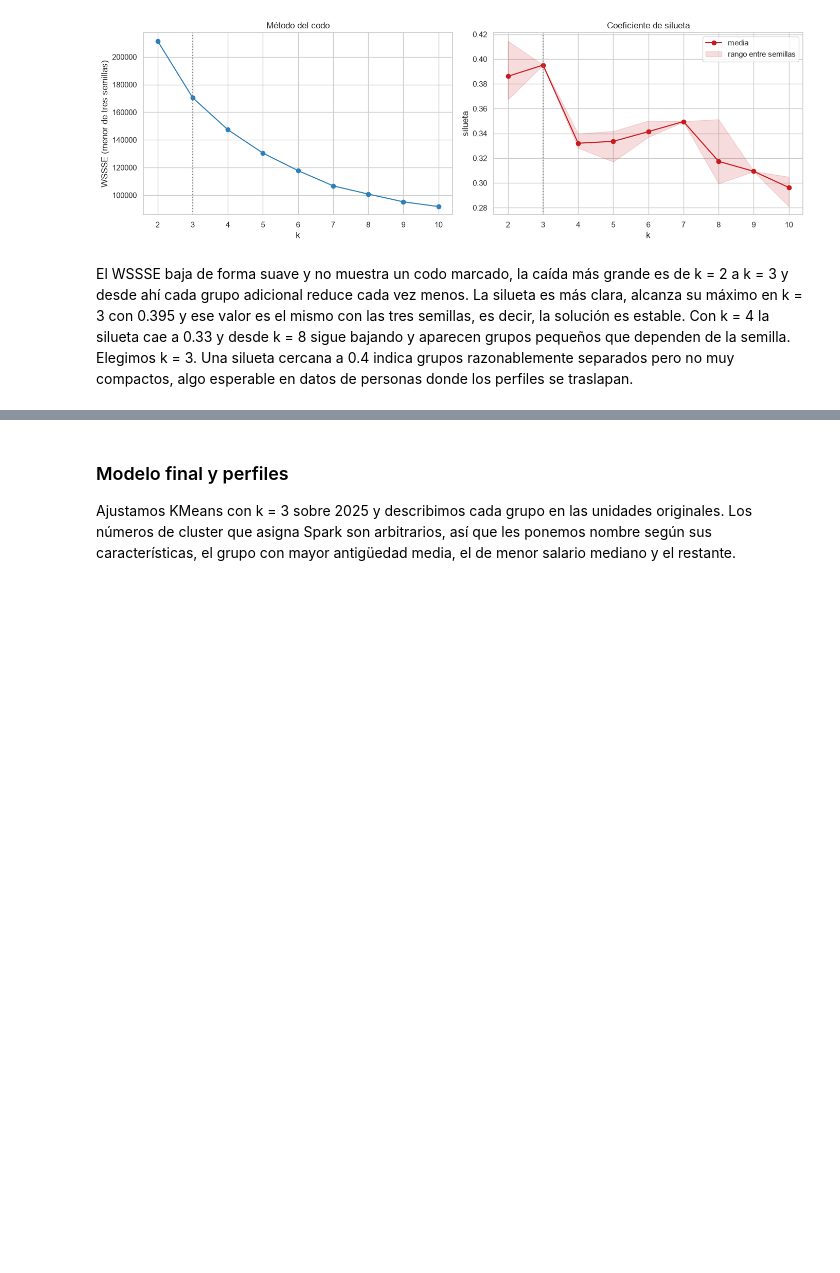
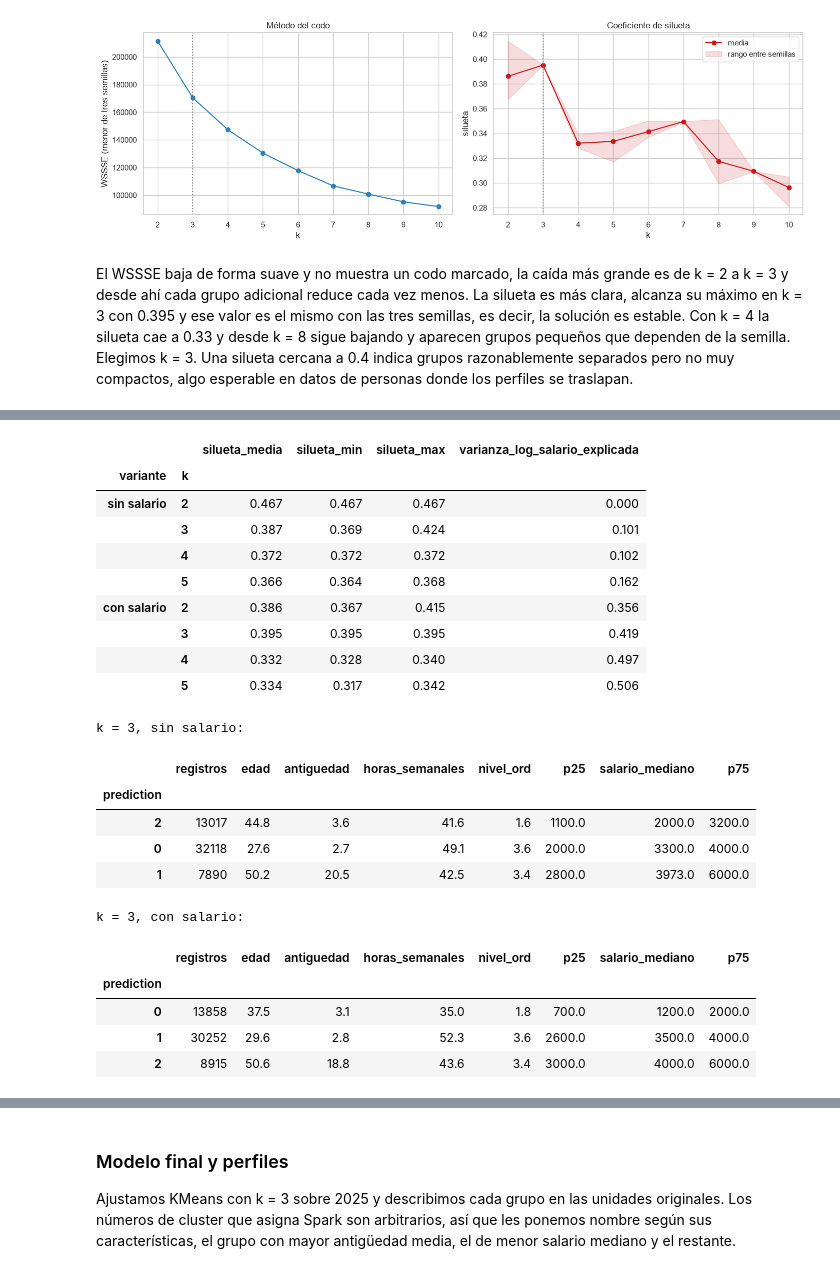
Before and after one commit to Fercho1118/Lab7_DS, a Jupyter notebook: notebooks/lab7.ipynb, the cells around one changed output, grey strips where cells are left out. Saved outputs shown, nothing was run; the diff lists cells and outputs as text; code cells hidden in the pictures; blank space fills up the shorter version.

```diff
--- a/notebooks/lab7.ipynb
+++ b/notebooks/lab7.ipynb
@@ -925,0 +950,66 @@ perfiles se traslapan.
+# %%
+VARIANTES_KM = {"sin salario": [c for c in VARS_KM if c != "log_salario"], "con salario": VARS_KM}
+var_log_sal = km_2025.select(F.variance("log_salario")).first()[0]
+
+
+def varianza_salario_explicada(pred):
+    # 1 - varianza promedio del log del salario dentro de los grupos / varianza total
+    dentro = (pred.groupBy("prediction")
+              .agg(F.count("*").alias("n"), F.variance("log_salario").alias("v"))
+              .select(F.sum(F.col("n") * F.col("v")) / F.sum("n")).first()[0])
+    return 1 - dentro / var_log_sal
+
+
+filas, perfiles_variante = [], {}
+for variante, cols in VARIANTES_KM.items():
+    X_var = Pipeline(stages=[
+        VectorAssembler(inputCols=cols, outputCol="vars_var"),
+        StandardScaler(inputCol="vars_var", outputCol="features", withMean=True, withStd=True),
+    ]).fit(km_2025).transform(km_2025).cache()
+    for k in range(2, 6):
+        siluetas = []
+        for s in SEMILLAS:
+            pred = KMeans(k=k, seed=s, maxIter=50).fit(X_var).transform(X_var)
+            siluetas.append(evaluador.evaluate(pred))
+            if s == SEMILLA:
+                explicada = varianza_salario_explicada(pred)
+                if k == 3:
+                    perfiles_variante[variante] = (pred.groupBy("prediction").agg(
+                        F.count("*").alias("registros"),
+                        F.percentile_approx("salario_mensual", [0.25, 0.5, 0.75], 100000).alias("p"),
+                        *[F.mean(c).alias(c) for c in ["edad", "antiguedad", "horas_semanales", "nivel_ord"]])
+                        .toPandas())
+        filas.append({"variante": variante, "k": k, "silueta_media": np.mean(siluetas),
+                      "silueta_min": min(siluetas), "silueta_max": max(siluetas),
+                      "varianza_log_salario_explicada": explicada})
+    X_var.unpersist()
+
+comparacion_salario = pd.DataFrame(filas).set_index(["variante", "k"])
+display(comparacion_salario.round(3))
+for variante, t in perfiles_variante.items():
+    t[["p25", "salario_mediano", "p75"]] = pd.DataFrame(t.pop("p").tolist(), index=t.index)
+    print(f"k = 3, {variante}:")
+    display(t.sort_values("salario_mediano").set_index("prediction").round(1))
+# %% [output]
+|  |  | silueta_media | silueta_min | silueta_max | varianza_log_salario_explicada |
+| variante | k |  |  |  |  |
+| sin salario | 2 | 0.467 | 0.467 | 0.467 | 0.000 |
+|  | 3 | 0.387 | 0.369 | 0.424 | 0.101 |
+|  | 4 | 0.372 | 0.372 | 0.372 | 0.102 |
+|  | 5 | 0.366 | 0.364 | 0.368 | 0.162 |
+| con salario | 2 | 0.386 | 0.367 | 0.415 | 0.356 |
+|  | 3 | 0.395 | 0.395 | 0.395 | 0.419 |
+|  | 4 | 0.332 | 0.328 | 0.340 | 0.497 |
+|  | 5 | 0.334 | 0.317 | 0.342 | 0.506 |
+k = 3, sin salario:
+|  | registros | edad | antiguedad | horas_semanales | nivel_ord | p25 | salario_mediano | p75 |
+| prediction |  |  |  |  |  |  |  |  |
+| 2 | 13017 | 44.8 | 3.6 | 41.6 | 1.6 | 1100.0 | 2000.0 | 3200.0 |
+| 0 | 32118 | 27.6 | 2.7 | 49.1 | 3.6 | 2000.0 | 3300.0 | 4000.0 |
+| 1 | 7890 | 50.2 | 20.5 | 42.5 | 3.4 | 2800.0 | 3973.0 | 6000.0 |
+k = 3, con salario:
+|  | registros | edad | antiguedad | horas_semanales | nivel_ord | p25 | salario_mediano | p75 |
+| prediction |  |  |  |  |  |  |  |  |
+| 0 | 13858 | 37.5 | 3.1 | 35.0 | 1.8 | 700.0 | 1200.0 | 2000.0 |
+| 1 | 30252 | 29.6 | 2.8 | 52.3 | 3.6 | 2600.0 | 3500.0 | 4000.0 |
+| 2 | 8915 | 50.6 | 18.8 | 43.6 | 3.4 | 3000.0 | 4000.0 | 6000.0 |
```
Also changed, not shown: parts of 6 cells of this notebook.
